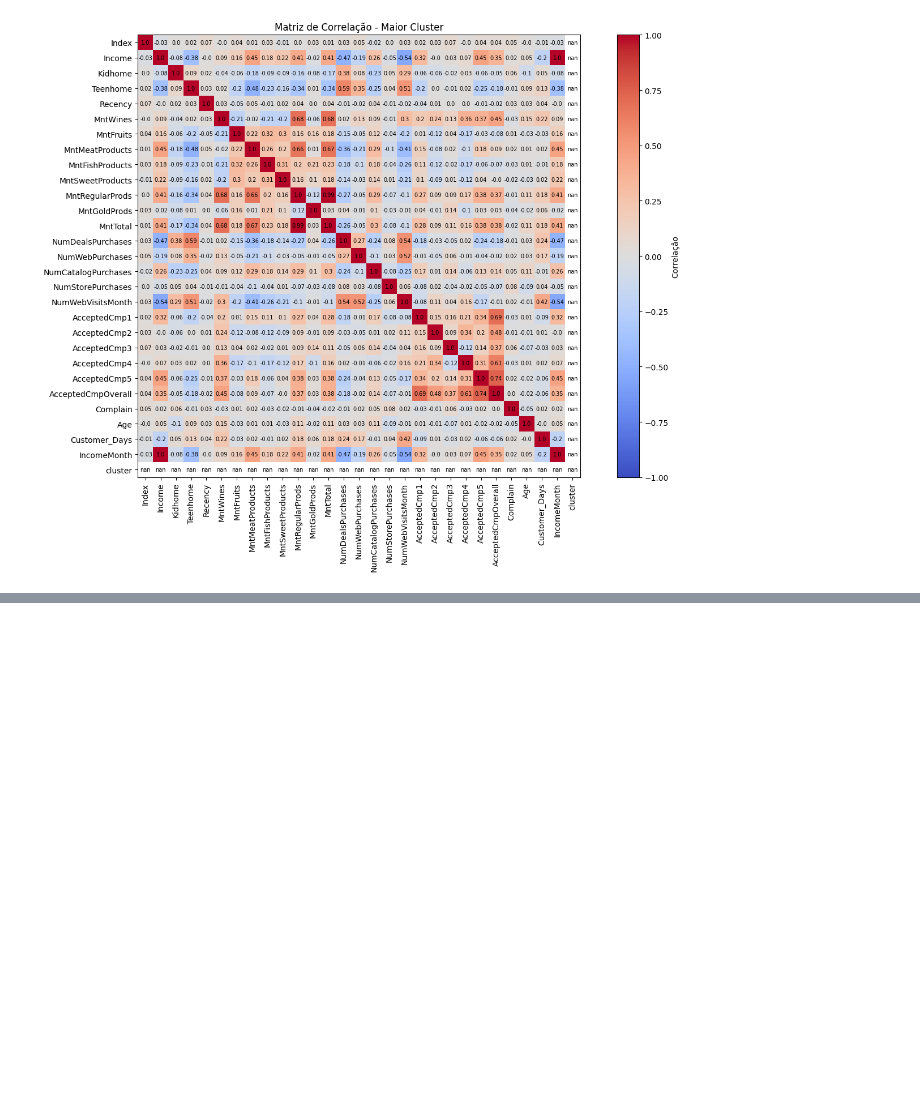
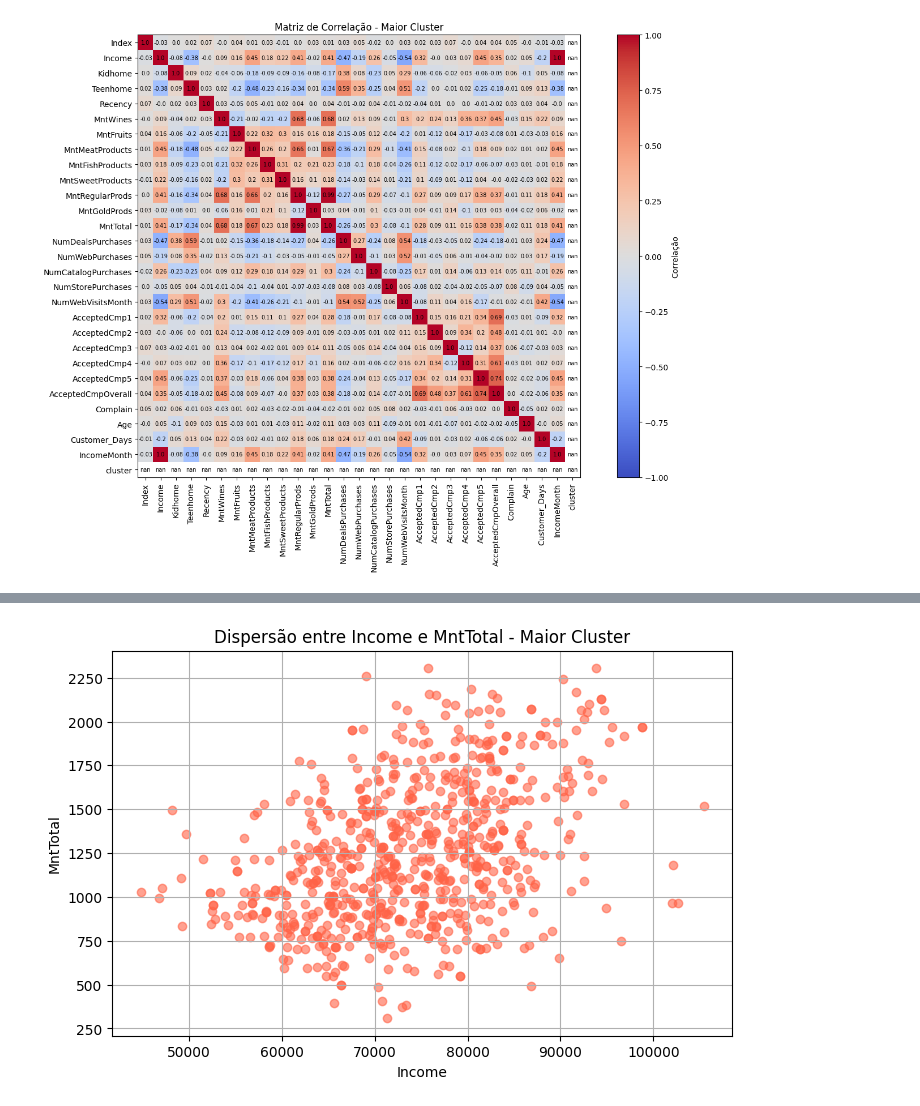
Before and after one commit to evertonenrico/Ifood_Insights, a Jupyter notebook: Ifood_Dataset/Import_DataSet_Ifood.ipynb, the cells around one changed output, grey strips where cells are left out. Drawn from its saved outputs; the diff is of its cells as text; code cells hidden in the pictures; blank space fills up the shorter version.

```diff
--- a/Ifood_Dataset/Import_DataSet_Ifood.ipynb
+++ b/Ifood_Dataset/Import_DataSet_Ifood.ipynb
@@ -747,0 +764,17 @@ plt.show()
+# %%
+plt.figure(figsize=(8, 5))
+
+plt.scatter(
+    df_maior_cluster['Income'],
+    df_maior_cluster['MntTotal'],
+    alpha=0.6,
+    color='tomato'
+)
+
+plt.title('Dispersão entre Income e MntTotal - Maior Cluster')
+plt.xlabel('Income')
+plt.ylabel('MntTotal')
+plt.grid(True)
+plt.show()
+# %% [output]
+[figure, added]
```
Also changed, not shown: parts of 1 cell of this notebook.
